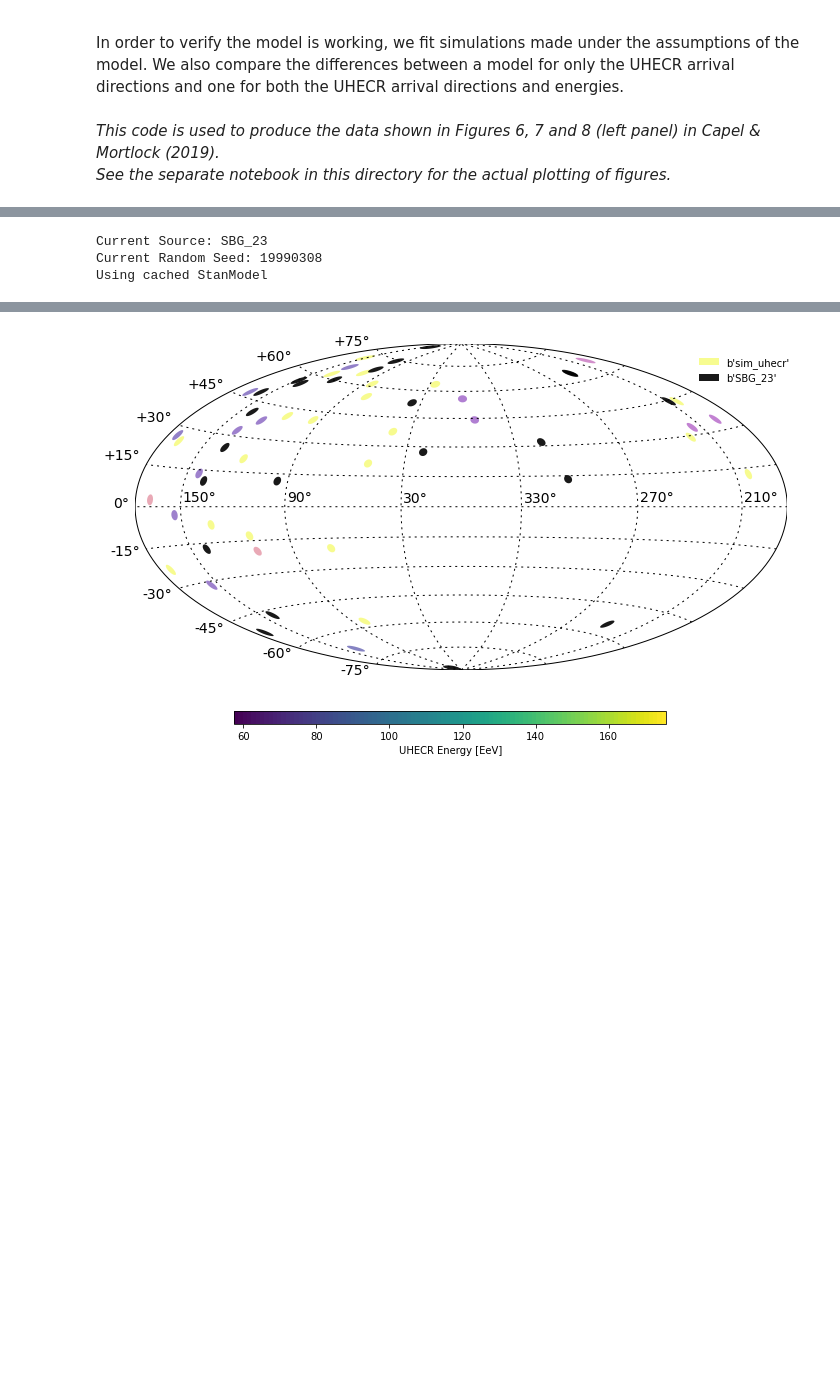
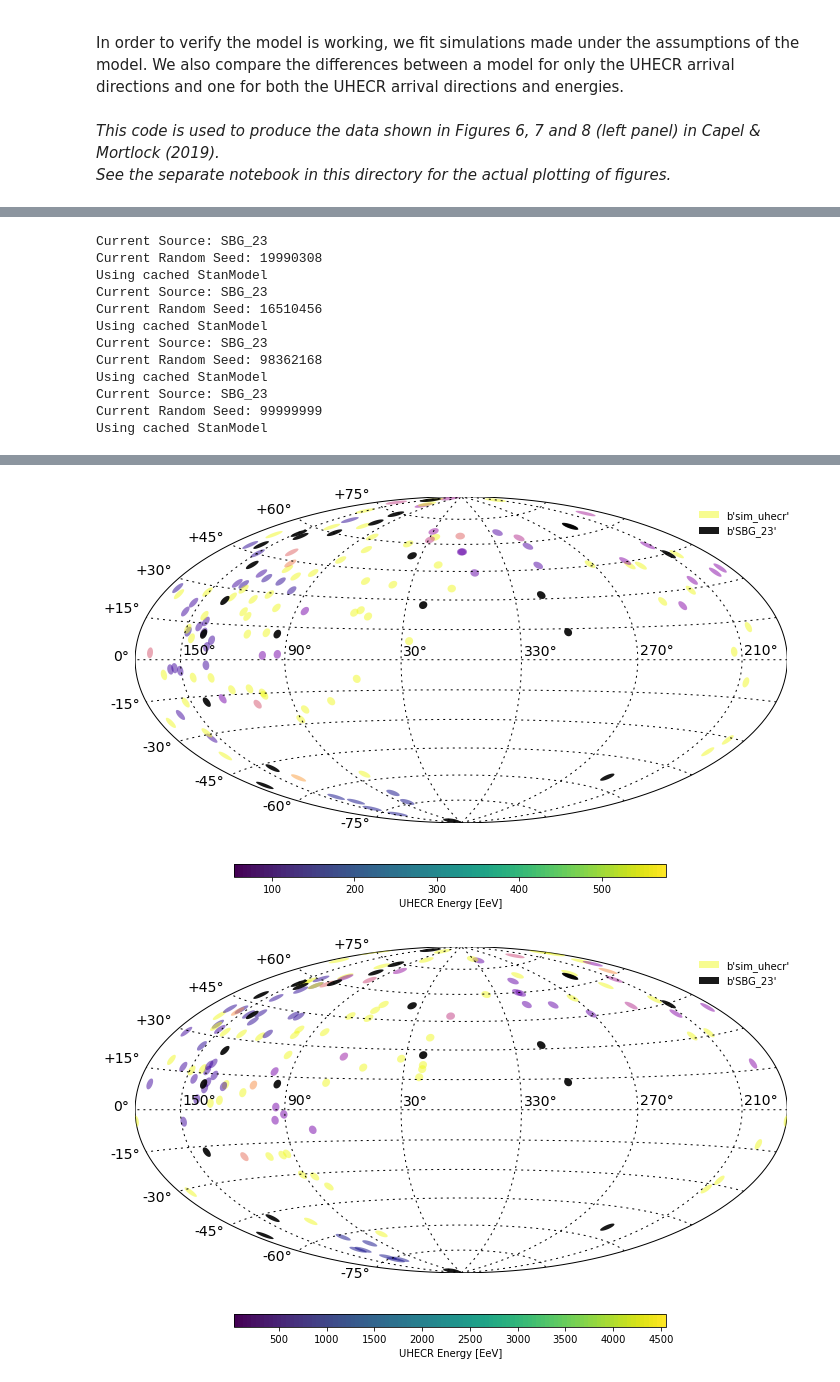
Before and after one commit to cescalara/uhecr_model, a Jupyter notebook: checks/random_seed/run_simulation.ipynb, the cells around one changed output, grey strips where cells are left out. Saved outputs shown, nothing was run; the diff lists cells and outputs as text; code cells hidden in the pictures; blank space fills up the shorter version.

Commit message:
Runs for exposure factor tests

```diff
--- a/checks/random_seed/run_simulation.ipynb
+++ b/checks/random_seed/run_simulation.ipynb
@@ -38,6 +38,7 @@ detector_type = "TA2015"
 
 # set of random seeds
 random_seeds = [19990308, 16510456, 98362168, 99999999]
+# random_seeds = [96532384, 26842266, 15879324, 77777777]
 # random_seeds = [19990308]
 
 # flag to control showing plots or not
@@ -45,7 +46,7 @@ show_plot = True
 
 # exposure factor
 # exp_factors = [1., 5., 10., 100.]
-exp_factor = 1.
+exp_factor = 7.
 # %%
 '''set detector and detector properties'''
 if detector_type == "TA2015":
@@ -234,7 +277,7 @@ for source_type in source_types:
         analysis.use_tables(table_file)
 
         # Fit the Stan model
-        fit = analysis.fit_model(chains = 16, iterations = 500, seed = random_seed)
+        fit = analysis.fit_model(chains = 16, iterations = 750, seed = random_seed, warmup=200)
 
         # Save to analysis file
         analysis.save()
@@ -242,3 +285,12 @@ for source_type in source_types:
 Current Source: SBG_23
 Current Random Seed: 19990308
 Using cached StanModel
+Current Source: SBG_23
+Current Random Seed: 16510456
+Using cached StanModel
+Current Source: SBG_23
+Current Random Seed: 98362168
+Using cached StanModel
+Current Source: SBG_23
+Current Random Seed: 99999999
+Using cached StanModel
@@ -247 +297,2 @@ WARNING:pystan:Try running with adapt_delta larger than 0.8 to remove the diverg
-[figure, old version]
+[figure, new version]
+[figure, added]
```
Also changed, not shown: parts of 3 cells of this notebook, 13 other files.
